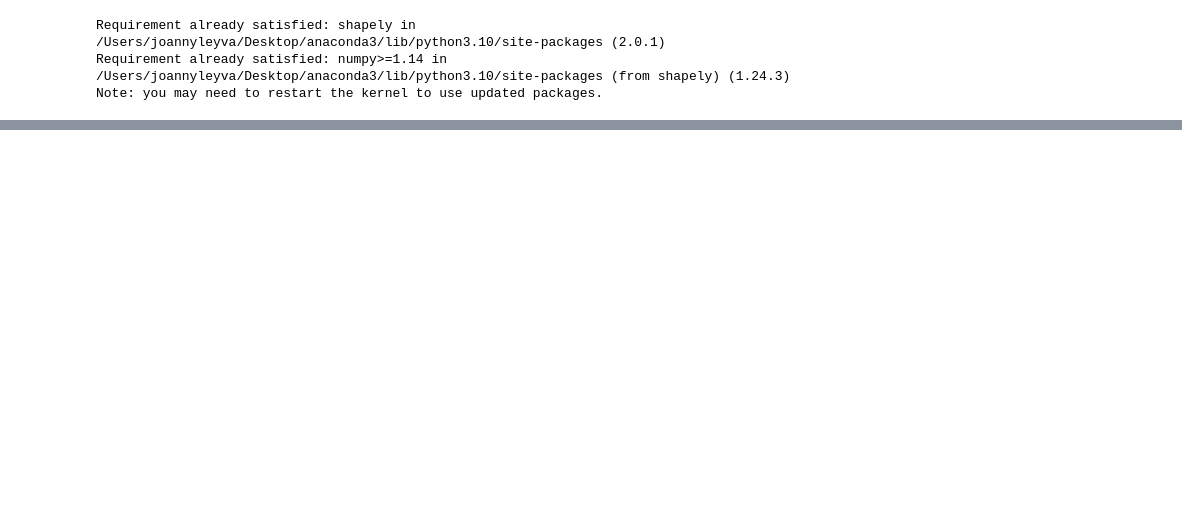
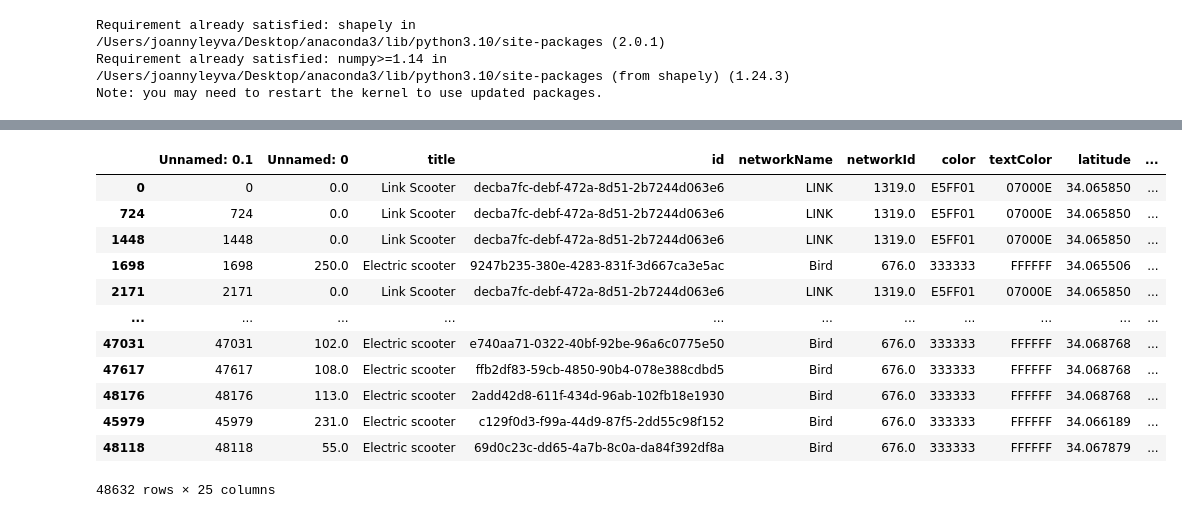
Before and after one commit to mcribioli/UDS_UCLA_Scooters, a Jupyter notebook: Building Significance.ipynb, the cells around one changed output, grey strips where cells are left out. Saved outputs shown, nothing was run; the diff lists cells and outputs as text; code cells hidden in the pictures; blank space fills up the shorter version.

```diff
--- a/Building Significance.ipynb
+++ b/Building Significance.ipynb
@@ -219,3 +219,8 @@ osm_amenities_counts
 | 11 | police | 1 |
 | 12 | social_facility | 1 |
 | 13 | toilets | 1 |
+# %%
+osm['has_university'] = osm['building'].str.contains('university', case=False)
+
+# Display the updated data frame
+osm.head(10)
@@ -221,0 +257,3 @@ osm_amenities_counts
+# %%
+from shapely.wkt import loads
+osm.geometry =  osm['geometry'].apply(loads)
@@ -253,0 +311,2 @@ osm.set_index('geometry', inplace=True)
+# %%
+osm.reset_index(drop=True, inplace=True)
@@ -253,0 +316,16 @@ osm.set_index('geometry', inplace=True)
+# %%
+scootergdf.sjoin_nearest(osm, distance_col='dist_to_building')
+# %% [output]
+|  | Unnamed: 0.1 | Unnamed: 0 | title | id | networkName | networkId | color | textColor | latitude | ... |
+| 0 | 0 | 0.0 | Link Scooter | decba7fc-debf-472a-8d51-2b7244d063e6 | LINK | 1319.0 | E5FF01 | 07000E | 34.065850 | ... |
+| 724 | 724 | 0.0 | Link Scooter | decba7fc-debf-472a-8d51-2b7244d063e6 | LINK | 1319.0 | E5FF01 | 07000E | 34.065850 | ... |
+| 1448 | 1448 | 0.0 | Link Scooter | decba7fc-debf-472a-8d51-2b7244d063e6 | LINK | 1319.0 | E5FF01 | 07000E | 34.065850 | ... |
+| 1698 | 1698 | 250.0 | Electric scooter | 9247b235-380e-4283-831f-3d667ca3e5ac | Bird | 676.0 | 333333 | FFFFFF | 34.065506 | ... |
+| 2171 | 2171 | 0.0 | Link Scooter | decba7fc-debf-472a-8d51-2b7244d063e6 | LINK | 1319.0 | E5FF01 | 07000E | 34.065850 | ... |
+| ... | ... | ... | ... | ... | ... | ... | ... | ... | ... | ... |
+| 47031 | 47031 | 102.0 | Electric scooter | e740aa71-0322-40bf-92be-96a6c0775e50 | Bird | 676.0 | 333333 | FFFFFF | 34.068768 | ... |
+| 47617 | 47617 | 108.0 | Electric scooter | ffb2df83-59cb-4850-90b4-078e388cdbd5 | Bird | 676.0 | 333333 | FFFFFF | 34.068768 | ... |
+| 48176 | 48176 | 113.0 | Electric scooter | 2add42d8-611f-434d-96ab-102fb18e1930 | Bird | 676.0 | 333333 | FFFFFF | 34.068768 | ... |
+| 45979 | 45979 | 231.0 | Electric scooter | c129f0d3-f99a-44d9-87f5-2dd55c98f152 | Bird | 676.0 | 333333 | FFFFFF | 34.066189 | ... |
+| 48118 | 48118 | 55.0 | Electric scooter | 69d0c23c-dd65-4a7b-8c0a-da84f392df8a | Bird | 676.0 | 333333 | FFFFFF | 34.067879 | ... |
+48632 rows × 25 columns
```
Also changed, not shown: parts of 24 cells of this notebook, 2 other files.
